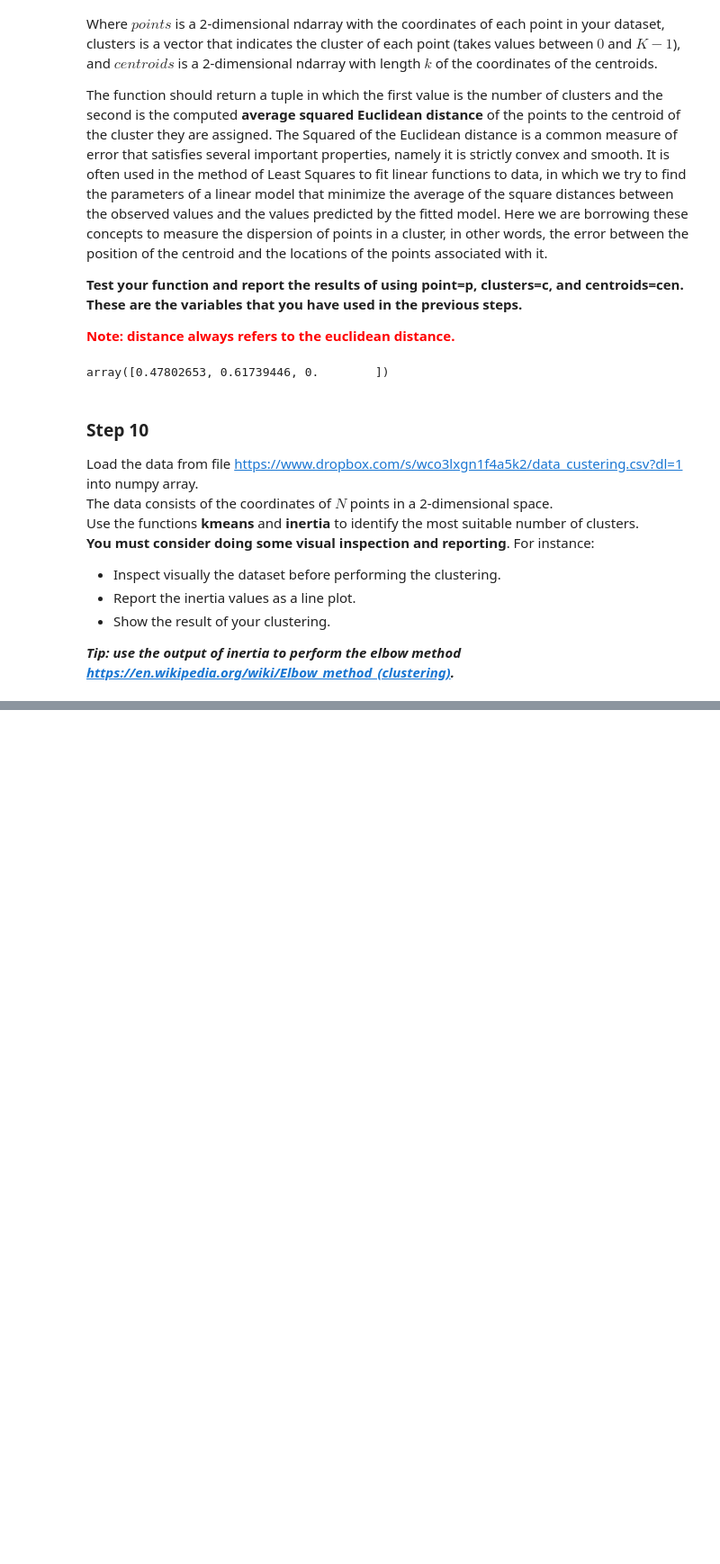
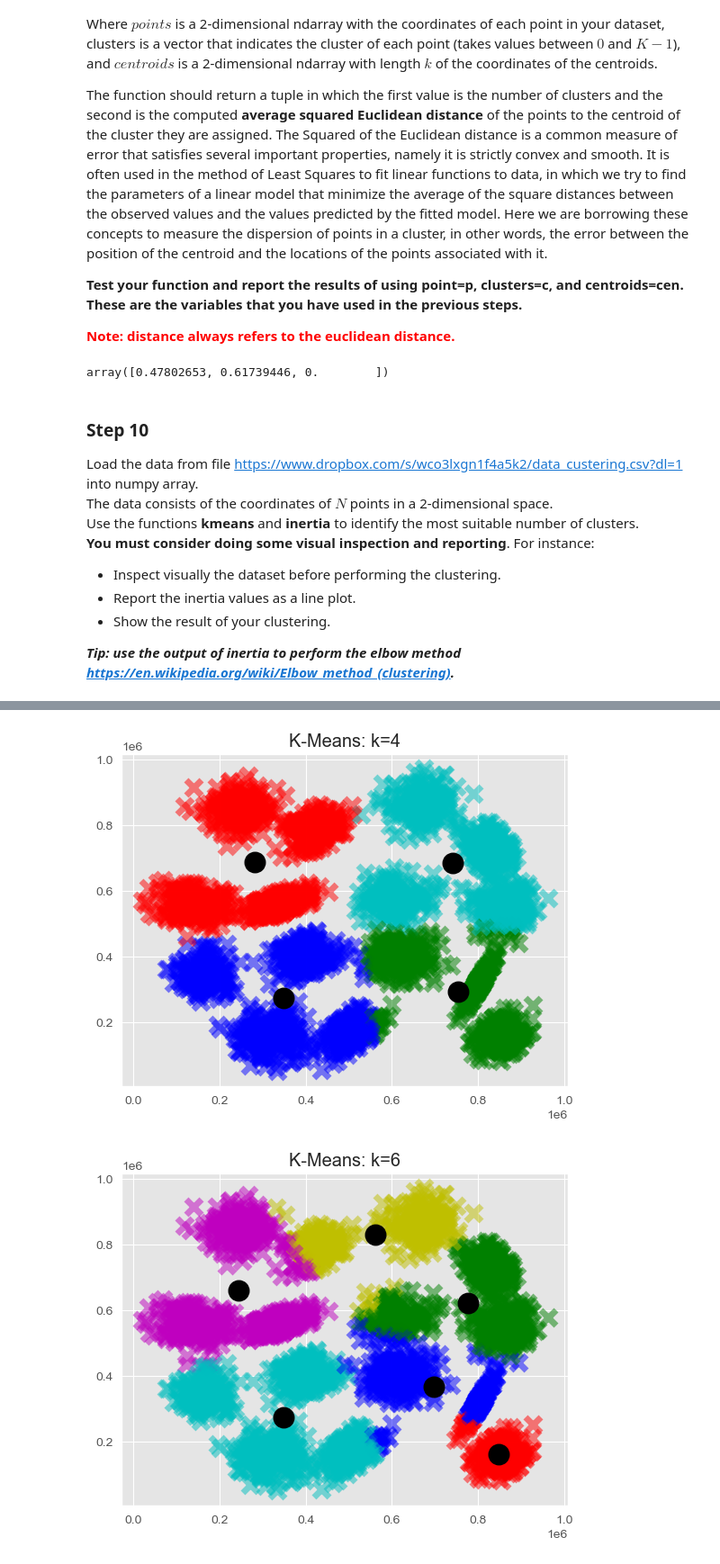
Before and after one commit to carlos-rodrigues75/MDSAA-NOVA-IMS, a Jupyter notebook: programming_for_data_science/assignments/3/HW3-2023.ipynb, the cells around one changed output, grey strips where cells are left out. Shown at 90% size. Drawn from its saved outputs; the diff is of its cells as text; code cells hidden in the pictures; blank space fills up the shorter version.

```diff
--- a/programming_for_data_science/assignments/3/HW3-2023.ipynb
+++ b/programming_for_data_science/assignments/3/HW3-2023.ipynb
@@ -414,0 +419,9 @@ plt.show()
+# %%
+clusters, centroids = kmeans(data_clustering, 100, 0.00001, 4)
+plot_kmeans_result("K-Means: k=4", data_clustering, clusters, centroids)
+
+clusters, centroids = kmeans(data_clustering, 100, 0.00001, 6)
+plot_kmeans_result("K-Means: k=6", data_clustering, clusters, centroids)
+# %% [output]
+[figure, added]
+[figure, added]
```
Also changed, not shown: parts of 10 cells of this notebook.
